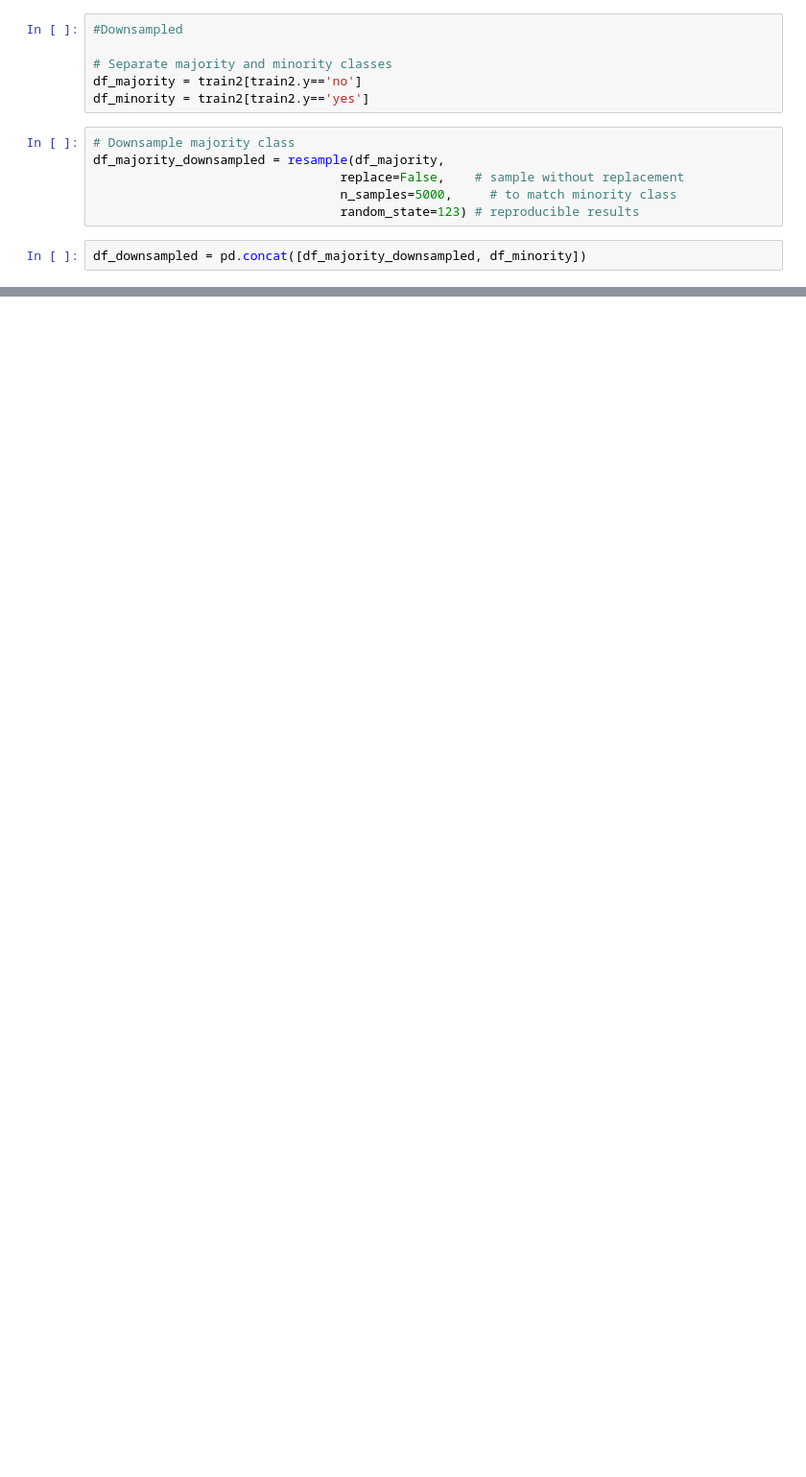
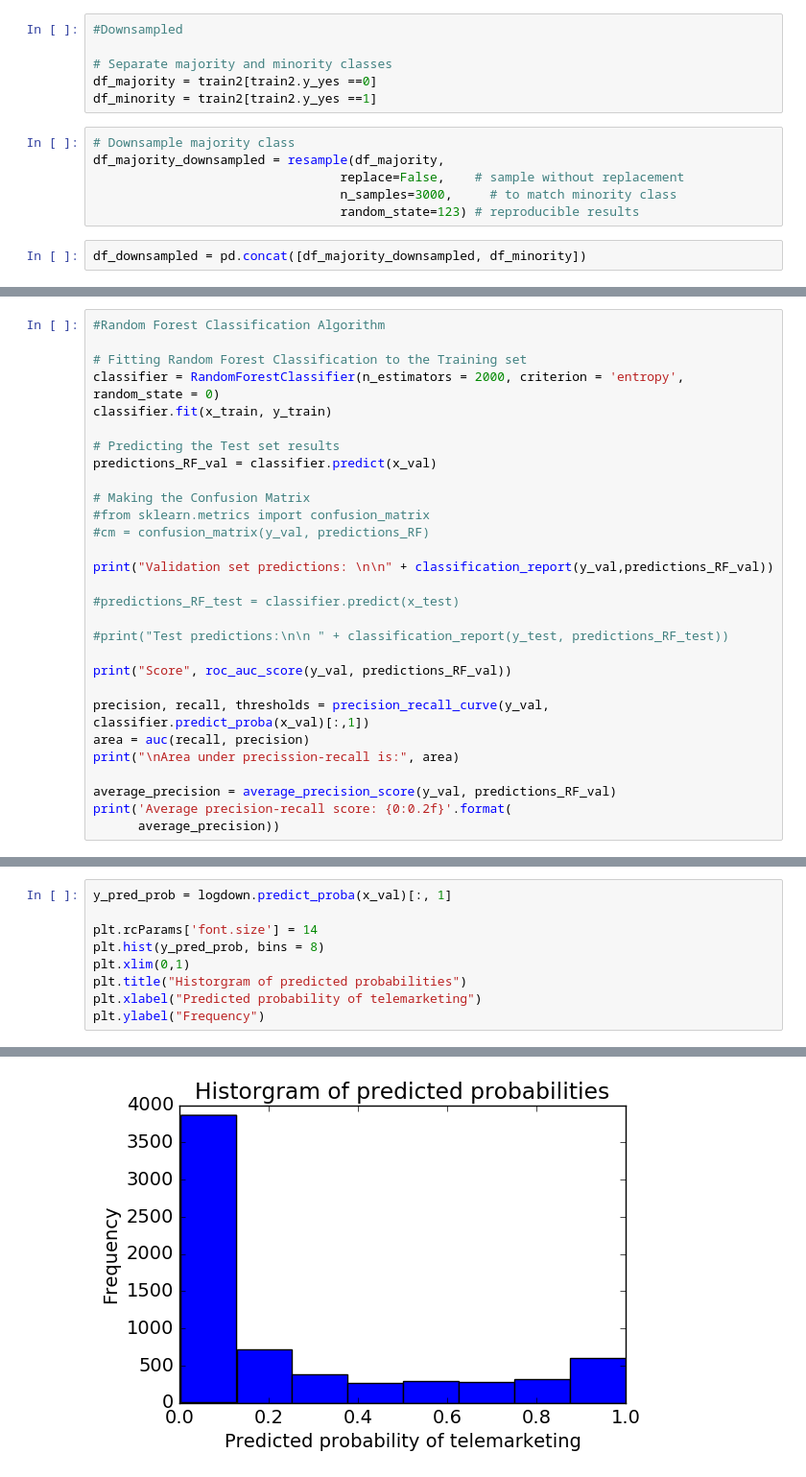
Before and after one commit to milosmladenovic5/telemarketing_campaign, a Jupyter notebook: telemarketing_undersampling_majority.ipynb, the cells around one changed output, grey strips where cells are left out. Shown at 96% size. Saved outputs shown, nothing was run; the diff lists cells and outputs as text; blank space fills up the shorter version.

```diff
--- a/telemarketing_undersampling_majority.ipynb
+++ b/telemarketing_undersampling_majority.ipynb
@@ -66,13 +50,13 @@ y = bank_data_tran.iloc[:, -1].values
 #Downsampled
 
 # Separate majority and minority classes
-df_majority = train2[train2.y=='no']
-df_minority = train2[train2.y=='yes']
+df_majority = train2[train2.y_yes ==0]
+df_minority = train2[train2.y_yes ==1]
 # %%
 # Downsample majority class
 df_majority_downsampled = resample(df_majority,
                                  replace=False,    # sample without replacement
-                                 n_samples=5000,     # to match minority class
+                                 n_samples=3000,     # to match minority class
                                  random_state=123) # reproducible results
 # %%
 df_downsampled = pd.concat([df_majority_downsampled, df_minority])
@@ -97,0 +106,29 @@ y_test = test.iloc[:, -1].values
+# %%
+#Random Forest Classification Algorithm
+
+# Fitting Random Forest Classification to the Training set
+classifier = RandomForestClassifier(n_estimators = 2000, criterion = 'entropy', random_state = 0)
+classifier.fit(x_train, y_train)
+
+# Predicting the Test set results
+predictions_RF_val = classifier.predict(x_val)
+
+# Making the Confusion Matrix
+#from sklearn.metrics import confusion_matrix
+#cm = confusion_matrix(y_val, predictions_RF)
+
+print("Validation set predictions: \n\n" + classification_report(y_val,predictions_RF_val))
+
+#predictions_RF_test = classifier.predict(x_test)
+
+#print("Test predictions:\n\n " + classification_report(y_test, predictions_RF_test))
+
+print("Score", roc_auc_score(y_val, predictions_RF_val))
+
+precision, recall, thresholds = precision_recall_curve(y_val, classifier.predict_proba(x_val)[:,1])
+area = auc(recall, precision)
+print("\nArea under precission-recall is:", area)
+
+average_precision = average_precision_score(y_val, predictions_RF_val)
+print('Average precision-recall score: {0:0.2f}'.format(
+      average_precision))
@@ -117,0 +207,10 @@ avg / total       0.88      0.82      0.84      6529
+# %%
+y_pred_prob = logdown.predict_proba(x_val)[:, 1]
+
+plt.rcParams['font.size'] = 14
+plt.hist(y_pred_prob, bins = 8)
+plt.xlim(0,1)
+plt.title("Historgram of predicted probabilities")
+plt.xlabel("Predicted probability of telemarketing")
+plt.ylabel("Frequency")
+# %% [output]
@@ -117,0 +218 @@ avg / total       0.88      0.82      0.84      6529
+[figure, added]
```
Also changed, not shown: parts of 21 cells of this notebook, 2 other files.
